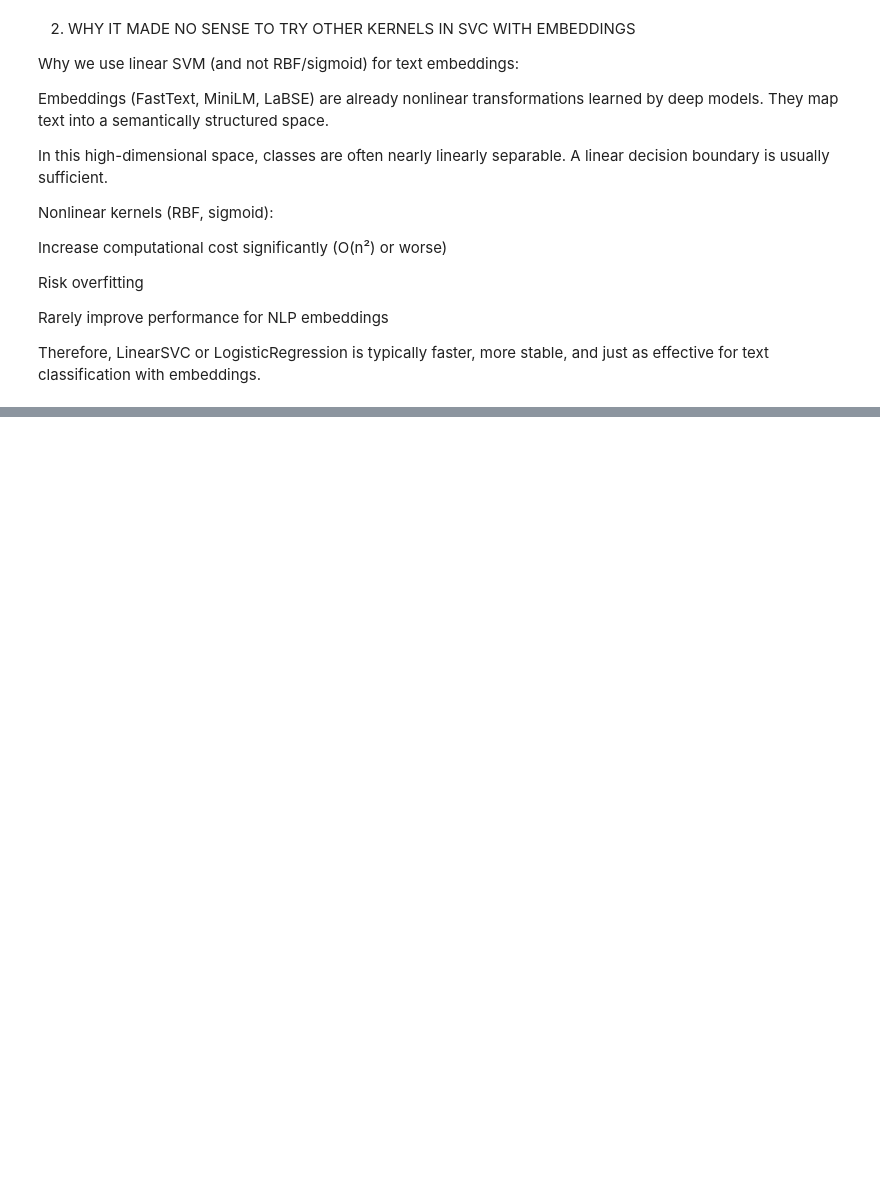
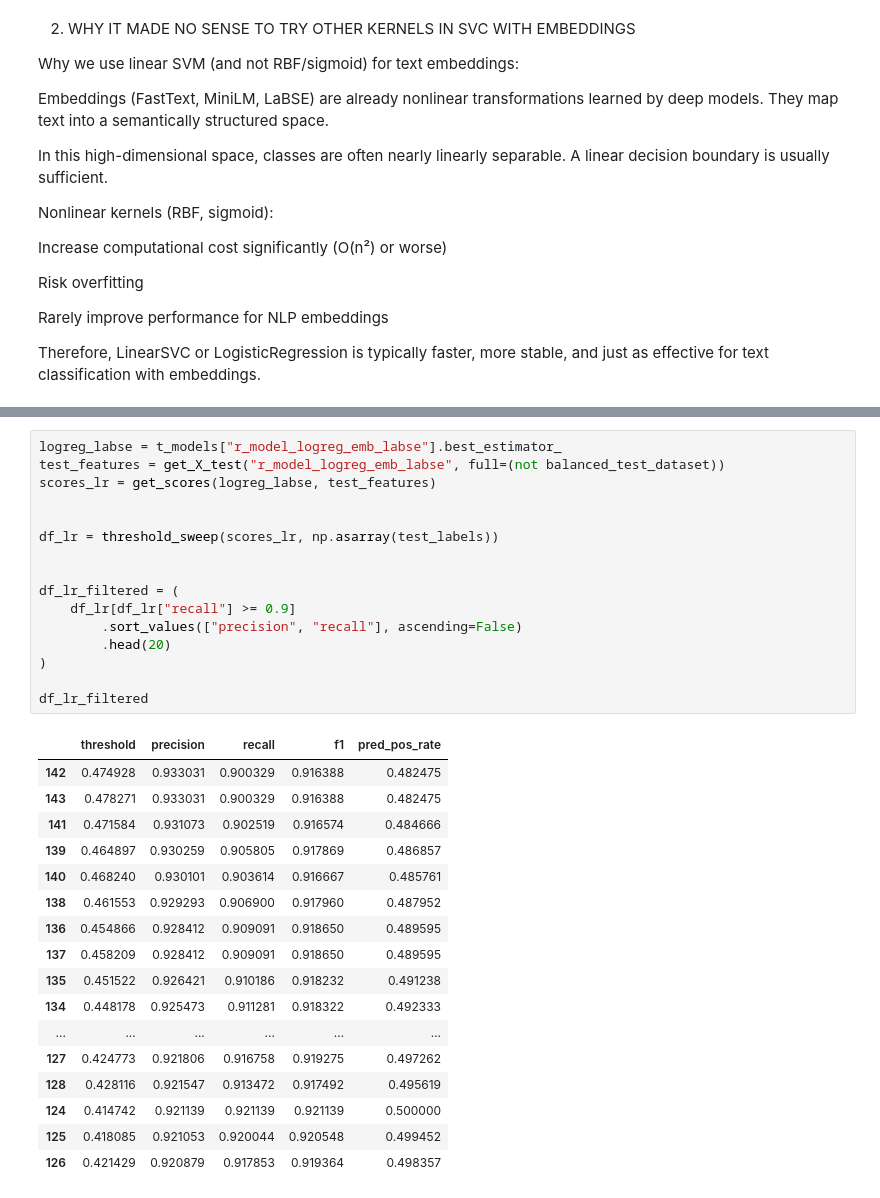
Before and after one commit to PacoBahena/hate_detection, a Jupyter notebook: ia_hate/models/Learning.ipynb, the cells around one changed output, grey strips where cells are left out. Drawn from its saved outputs; the diff is of its cells as text; blank space fills up the shorter version.

```diff
--- a/ia_hate/models/Learning.ipynb
+++ b/ia_hate/models/Learning.ipynb
@@ -708,0 +766,34 @@ Therefore, LinearSVC or LogisticRegression is typically faster, more stable, and
+# %%
+logreg_labse = t_models["r_model_logreg_emb_labse"].best_estimator_
+test_features = get_X_test("r_model_logreg_emb_labse", full=(not balanced_test_dataset))
+scores_lr = get_scores(logreg_labse, test_features)
+
+
+df_lr = threshold_sweep(scores_lr, np.asarray(test_labels))
+
+
+df_lr_filtered = (
+    df_lr[df_lr["recall"] >= 0.9]
+        .sort_values(["precision", "recall"], ascending=False)
+        .head(20)
+)
+
+df_lr_filtered
+# %% [output]
+|  | threshold | precision | recall | f1 | pred_pos_rate |
+| 142 | 0.474928 | 0.933031 | 0.900329 | 0.916388 | 0.482475 |
+| 143 | 0.478271 | 0.933031 | 0.900329 | 0.916388 | 0.482475 |
+| 141 | 0.471584 | 0.931073 | 0.902519 | 0.916574 | 0.484666 |
+| 139 | 0.464897 | 0.930259 | 0.905805 | 0.917869 | 0.486857 |
+| 140 | 0.468240 | 0.930101 | 0.903614 | 0.916667 | 0.485761 |
+| 138 | 0.461553 | 0.929293 | 0.906900 | 0.917960 | 0.487952 |
+| 136 | 0.454866 | 0.928412 | 0.909091 | 0.918650 | 0.489595 |
+| 137 | 0.458209 | 0.928412 | 0.909091 | 0.918650 | 0.489595 |
+| 135 | 0.451522 | 0.926421 | 0.910186 | 0.918232 | 0.491238 |
+| 134 | 0.448178 | 0.925473 | 0.911281 | 0.918322 | 0.492333 |
+| ... | ... | ... | ... | ... | ... |
+| 127 | 0.424773 | 0.921806 | 0.916758 | 0.919275 | 0.497262 |
+| 128 | 0.428116 | 0.921547 | 0.913472 | 0.917492 | 0.495619 |
+| 124 | 0.414742 | 0.921139 | 0.921139 | 0.921139 | 0.500000 |
+| 125 | 0.418085 | 0.921053 | 0.920044 | 0.920548 | 0.499452 |
+| 126 | 0.421429 | 0.920879 | 0.917853 | 0.919364 | 0.498357 |
```
Also changed, not shown: parts of 9 cells of this notebook.
